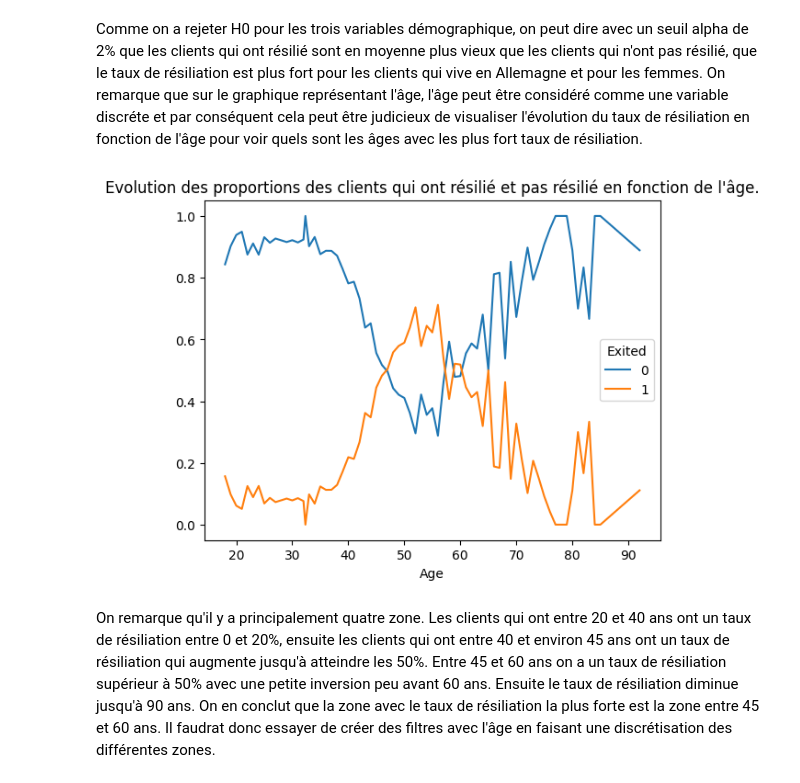
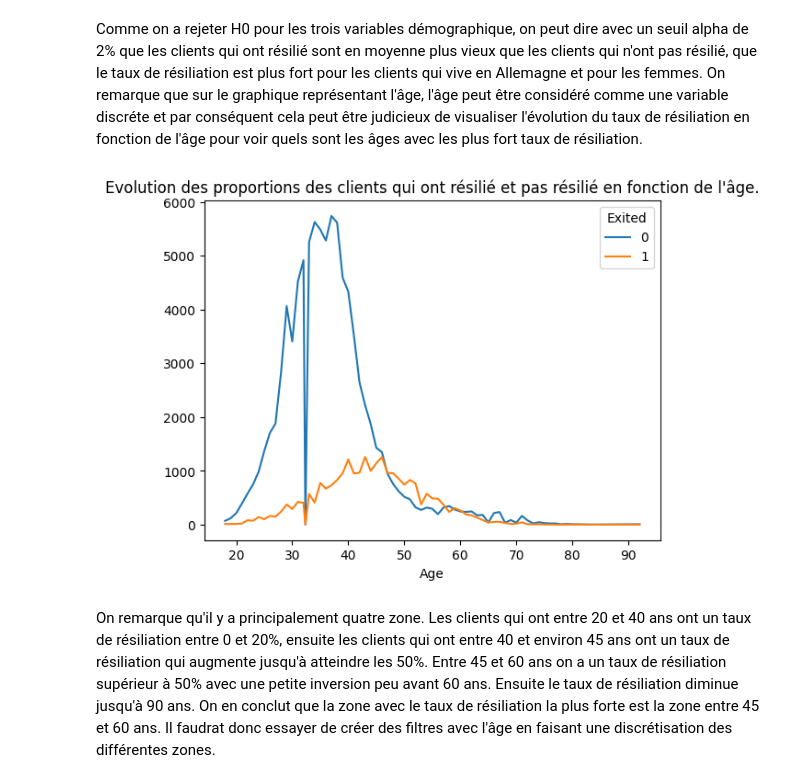
Before and after one commit to fmazur57u/Bank-churn, a Jupyter notebook: bankChurn/src/bankchurn/projet_bank_churn.ipynb, the cells around one changed output. Saved outputs shown, nothing was run; the diff lists cells and outputs as text; code cells hidden in the pictures.

```diff
--- a/bankChurn/src/bankchurn/projet_bank_churn.ipynb
+++ b/bankChurn/src/bankchurn/projet_bank_churn.ipynb
@@ -331,11 +330,11 @@ Nous avons assez d'évidence pour rejeter H0
 # %% [markdown]
 Comme on a rejeter H0 pour les trois variables démographique, on peut dire avec un seuil alpha de 2% que les clients qui ont résilié sont en moyenne plus vieux que les clients qui n'ont pas résilié, que le taux de résiliation est plus fort pour les clients qui vive en Allemagne et pour les femmes. On remarque que sur le graphique représentant l'âge, l'âge peut être considéré comme une variable discréte et par conséquent cela peut être judicieux de visualiser l'évolution du taux de résiliation en fonction de l'âge pour voir quels sont les âges avec les plus fort taux de résiliation.
 # %%
-pd.crosstab(train_set["Age"], train_set["Exited"], normalize='index').plot()
+pd.crosstab(train_set["Age"], train_set["Exited"]).plot()
 plt.title("Evolution des proportions des clients qui ont résilié et pas résilié en fonction de l'âge.")
 plt.show()
 # %% [output]
-[figure, old version]
+[figure, new version]
 # %% [markdown]
 On remarque qu'il y a principalement quatre zone. Les clients qui ont entre 20 et 40 ans ont un taux de résiliation entre 0 et 20%, ensuite les clients qui ont entre 40 et environ 45 ans ont un taux de résiliation qui augmente jusqu'à atteindre les 50%. Entre 45 et 60 ans on a un taux de résiliation supérieur à 50% avec une petite inversion peu avant 60 ans. Ensuite le taux de résiliation diminue jusqu'à 90 ans. On en conclut que la zone avec le taux de résiliation la plus forte est la zone entre 45 et 60 ans. Il faudrat donc essayer de créer des filtres avec l'âge en faisant une discrétisation des différentes zones.
 # %% [markdown]
```
Also changed, not shown: parts of 4 cells of this notebook.
